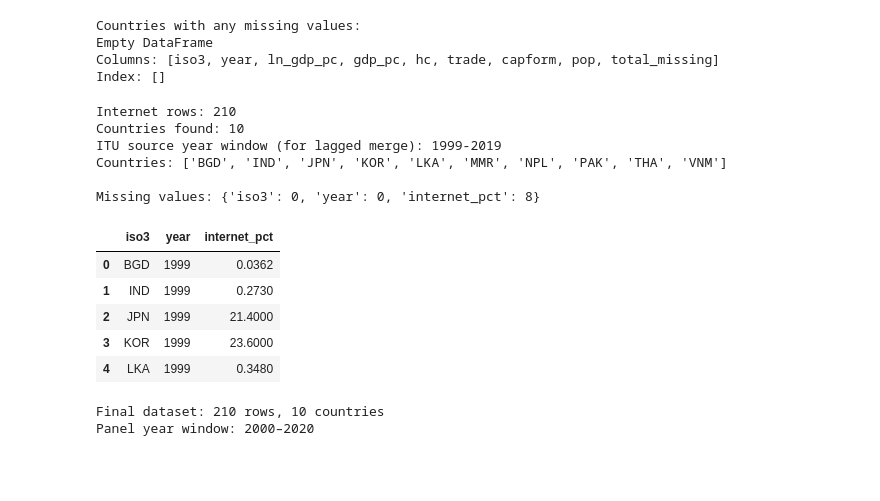
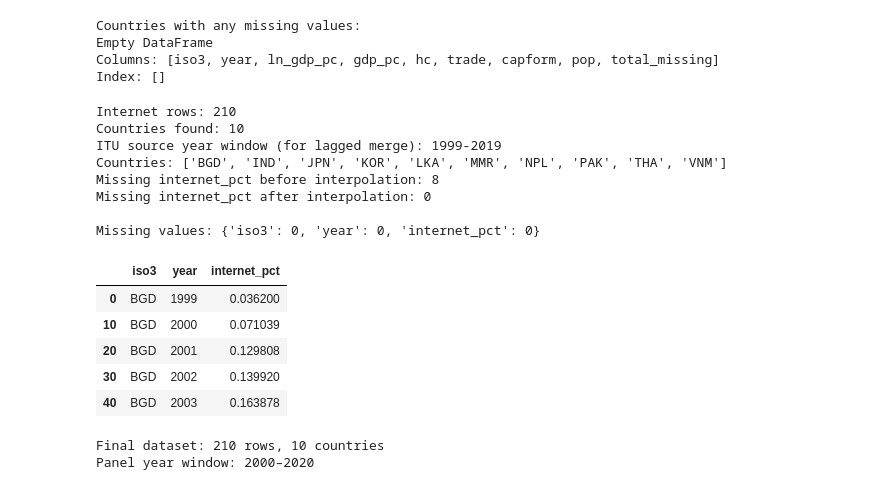
Before and after one commit to JDeyholos/ECON_323_Project, a Jupyter notebook: Regression.ipynb, the cells around one changed output. Drawn from its saved outputs; the diff is of its cells as text; code cells hidden in the pictures.

Commit message:
added more comments, fixed missing data in cleaning

```diff
--- a/Regression.ipynb
+++ b/Regression.ipynb
@@ -121,10 +123,19 @@ YEAR_MIN, YEAR_MAX = 2000, 2020
 ITU_LAG_SOURCE_MIN, ITU_LAG_SOURCE_MAX = YEAR_MIN - 1, YEAR_MAX - 1
 
 # Read raw lines first to detect the WDI header row
+# WDI meaning World Development Indicators, which is the format of our internet usage data.
+# The WDI wide format has a header row containing 'Country Name', 'Country Code', and 'Indicator Code'.
+# We search for this row to determine how many initial rows to skip when loading the CSV with pandas.
+
+# with open() is a context manager that ensures the file is properly closed after we're done with it. We read all lines into a list called 'lines'.
+# errors='replace' is used to replace any characters that can't be decoded with a placeholder, preventing the program from crashing due to encoding issues.
 with open('internet_ds/internet.csv', 'r', encoding='utf-8-sig', errors='replace') as f:
     lines = f.readlines()
-# The WDI wide format has a header row containing 'Country Name', 'Country Code', and 'Indicator Code'.
-# We search for this row to determine how many initial rows to skip when loading the CSV with pandas.
+
+# The WDI wide format has a header row with various labels. We assign these rows to a variable so we can skip them later.
+# We could also just set header_idx_wdi=4 because we can count it by opening the file. This really isn't that modular
+# because we need to define the header based on matching strings. It will likey work with newer ITU data however.
+
 header_idx_wdi = next(
 
         i
@@ -139,10 +150,15 @@ internet_raw = pd.read_csv(
     skiprows=header_idx_wdi
 )
 internet_raw.columns = internet_raw.columns.str.strip()
+
 # After loading, we check that the required columns are present and identify which columns correspond to years within our lag-source window.
 # filter the data to include only the countries in our country_map.
 required_cols = {'Country Code'}
 missing_cols = required_cols - set(internet_raw.columns)
+# Call the missing_cols variable and raise an error if any are missing.
+if missing_cols:
+    raise ValueError(f"Missing required columns: {sorted(missing_cols)}")
+
 # We also identify which columns correspond to years within our lag-source window (1999-2019) to ensure we have the correct data for merging later.
 year_cols = [
     c for c in internet_raw.columns
@@ -150,41 +166,64 @@ year_cols = [
 ]
 # Create a new df using our country_map list. We also restrict to years 1999-2019 using the year_cols above.
 internet = internet_raw[internet_raw['Country Code'].isin(country_map.keys())].copy()
-# we melt the data from wide to long format, keeping 'Country Code' as the identifier and transforming the
+
+
+# Melt the data from wide to long format, keeping 'Country Code' as the identifier and transforming the
 # year columns into a single 'year' column with corresponding 'internet_pct' values.
 # We also rename 'Country Code' to 'iso3' for consistency with our PWT data.
 internet_clean = internet.melt(
     id_vars=['Country Code'],
     value_vars=year_cols,
     var_name='year',
     value_name='internet_pct',
 ).rename(columns={'Country Code': 'iso3'})
+
 # Finally, we convert the 'year' column to integers and the 'internet_pct' column to numeric values, coercing any errors to NaN.
 internet_clean['year'] = internet_clean['year'].astype(int)
 internet_clean['internet_pct'] = pd.to_numeric(internet_clean['internet_pct'], errors='coerce')
+
+#### We use country wise linear interpolation over yeear with boundary fill.
+# this is an assumption but not a huge one. Internet adoption has historically been linear
+# in other similar countries.
+
+# create a new df sorted by country and year. again using copy to avoid errors when we create new columns.
+internet_clean = internet_clean.sort_values(['iso3', 'year']).copy()
+# we create a df using the missing values in the internet_pct column before interpolation to compare with after interpolation.
+missing_before_interp = internet_clean['internet_pct'].isna().sum()
+# we assing our interpolated values back to the internet_pct column.
+# groupby is used so it applies seperately.
+internet_clean['internet_pct'] = (
+    internet_clean.groupby('iso3')['internet_pct']
+    .transform(lambda s: s.interpolate(method='linear', limit_direction='both'))
+)
+missing_after_interp = internet_clean['internet_pct'].isna().sum()
 
 # Keep only lag-source years for consistency
 internet_clean = internet_clean[internet_clean['year'].between(ITU_LAG_SOURCE_MIN, ITU_LAG_SOURCE_MAX)].copy()
 
 print(f"\nInternet rows: {len(internet_clean)}")
 print(f"Countries found: {internet_clean['iso3'].nunique()}")
 print(f"ITU source year window (for lagged merge): {internet_clean['year'].min()}-{internet_clean['year'].max()}")
 print('Countries:', sorted(internet_clean['iso3'].unique()))
+print(f"Missing internet_pct before interpolation: {missing_before_interp}")
+print(f"Missing internet_pct after interpolation: {missing_after_interp}")
 print('\nMissing values:', internet_clean.isnull().sum().to_dict())
 internet_clean.head()
 # %% [output]
 Internet rows: 210
 Countries found: 10
 ITU source year window (for lagged merge): 1999-2019
 Countries: ['BGD', 'IND', 'JPN', 'KOR', 'LKA', 'MMR', 'NPL', 'PAK', 'THA', 'VNM']
+Missing internet_pct before interpolation: 8
+Missing internet_pct after interpolation: 0
 
-Missing values: {'iso3': 0, 'year': 0, 'internet_pct': 8}
+Missing values: {'iso3': 0, 'year': 0, 'internet_pct': 0}
 |  | iso3 | year | internet_pct |
-| 0 | BGD | 1999 | 0.0362 |
-| 1 | IND | 1999 | 0.2730 |
-| 2 | JPN | 1999 | 21.4000 |
-| 3 | KOR | 1999 | 23.6000 |
-| 4 | LKA | 1999 | 0.3480 |
+| 0 | BGD | 1999 | 0.036200 |
+| 10 | BGD | 2000 | 0.071039 |
+| 20 | BGD | 2001 | 0.129808 |
+| 30 | BGD | 2002 | 0.139920 |
+| 40 | BGD | 2003 | 0.163878 |
 # %%
 # Build explicit lagged ITU series so year t GDP only uses year t-1 internet
 internet_lag = internet_clean[['iso3', 'year', 'internet_pct']].copy()
```
Also changed, not shown: parts of 5 cells of this notebook, 1 other file.
